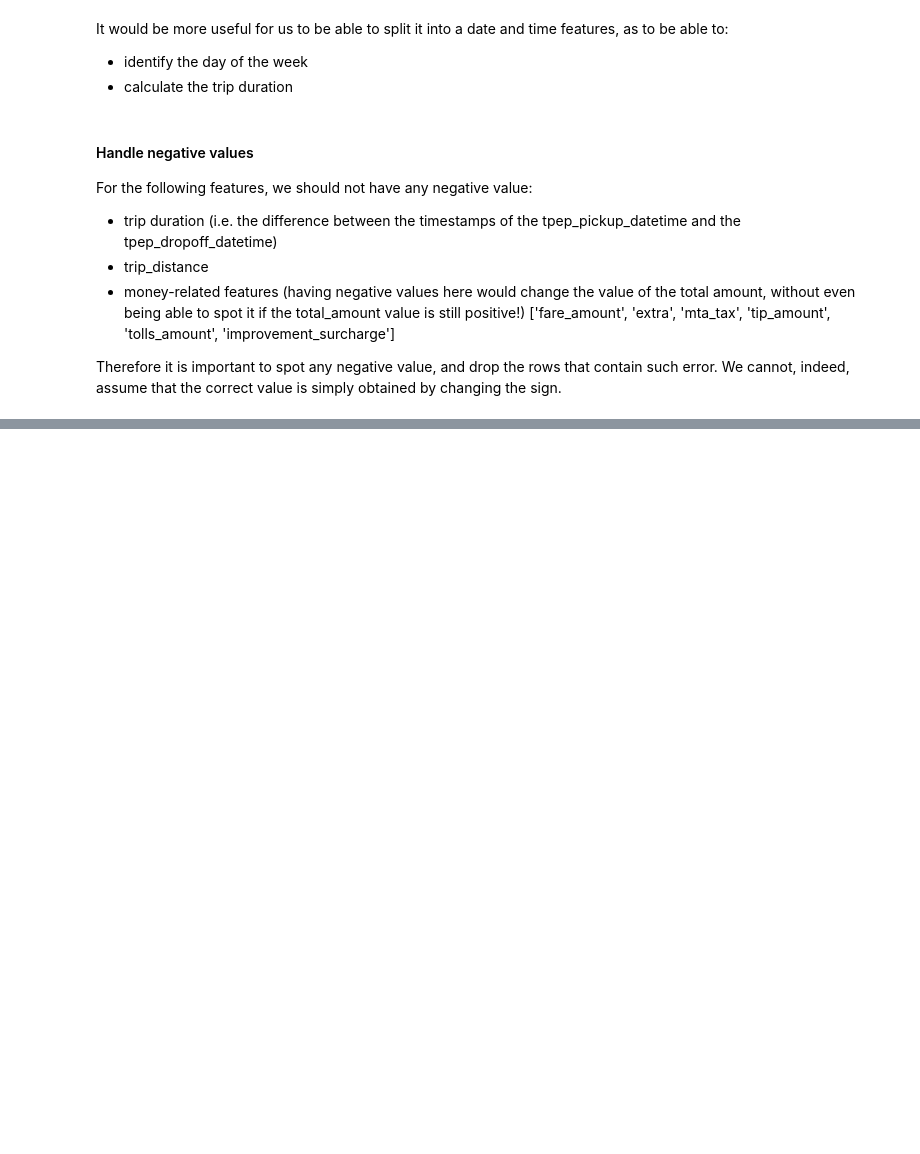
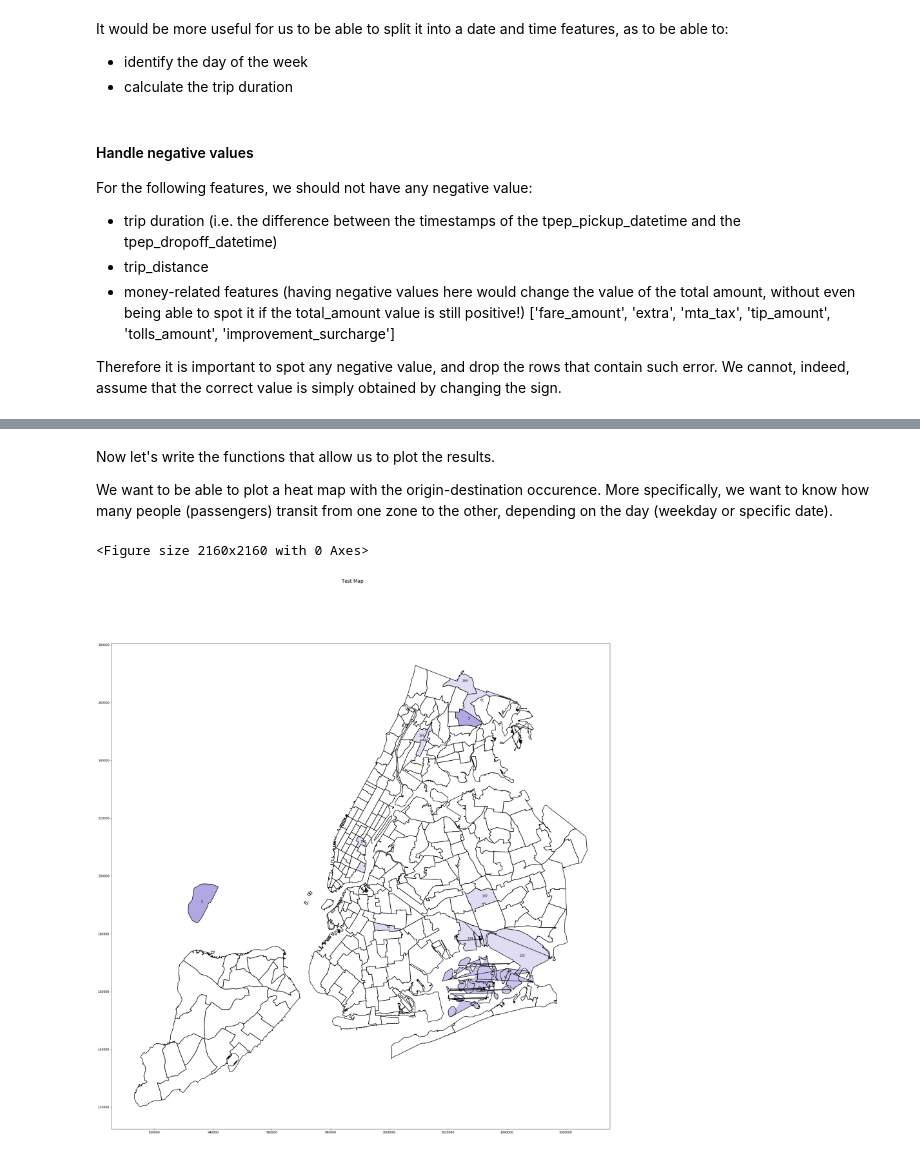
Before and after one commit to acoullandreau/nyc_taxi_trips, a Jupyter notebook: Taxi rides analysis.ipynb, the cells around one changed output, grey strips where cells are left out. Cells and saved outputs as stored; diff of their text form; code cells hidden in the pictures; blank space fills up the shorter version.

Commit message:
Updated version of the notebook Finalised clean up function New code for the map plots

```diff
--- a/Taxi rides analysis.ipynb
+++ b/Taxi rides analysis.ipynb
@@ -412,0 +756,7 @@ Feature transformation (scaling) - necessary?
+# %%
+df_Mon_jan_2018 = df_jan_2018_clean[df_jan_2018_clean['PU_weekday']=='Monday']
+# %%
+df_Mon_jan_2018 = df_Mon_jan_2018.groupby(['PULocationID', 'DOLocationID']).count().sort_values(by='PULocationID')
+# %%
+df_Mon_jan_2018 = df_Mon_jan_2018[['passenger_count']]
+df_Mon_jan_2018
@@ -412,0 +789,5 @@ Feature transformation (scaling) - necessary?
+# %%
+#First we import the shapefile of the map of NYC
+
+shp_path = "/Users/acoullandreau/Desktop/Taxi_rides_DS/taxi_zones/taxi_zones.shp"
+sf_nyc = shp.Reader(shp_path)
@@ -412,0 +829,4 @@ Feature transformation (scaling) - necessary?
+# %% [markdown]
+Now let's write the functions that allow us to plot the results.
+
+We want to be able to plot a heat map with the origin-destination occurence. More specifically, we want to know how many people (passengers) transit from one zone to the other, depending on the day (weekday or specific date).
@@ -412,0 +905,9 @@ Feature transformation (scaling) - necessary?
+# %%
+map_dict = {'sf':sf_nyc, 'xlim':None, 'ylim':None, 'figsize':(30,30),
+           'df':df_Mon_jan_2018, 'title':'Test Map'}
+
+
+plot_results(map_dict)
+# %% [output]
+<Figure size 2160x2160 with 0 Axes>
+[figure, added]
```
Also changed, not shown: parts of 71 cells of this notebook.
